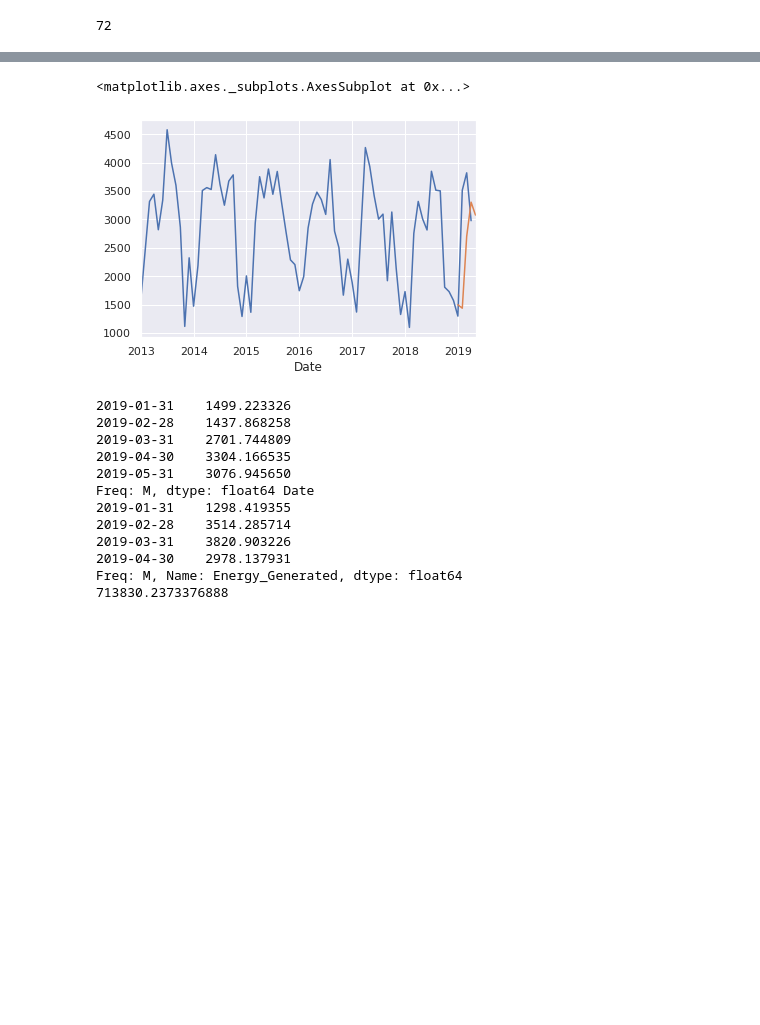
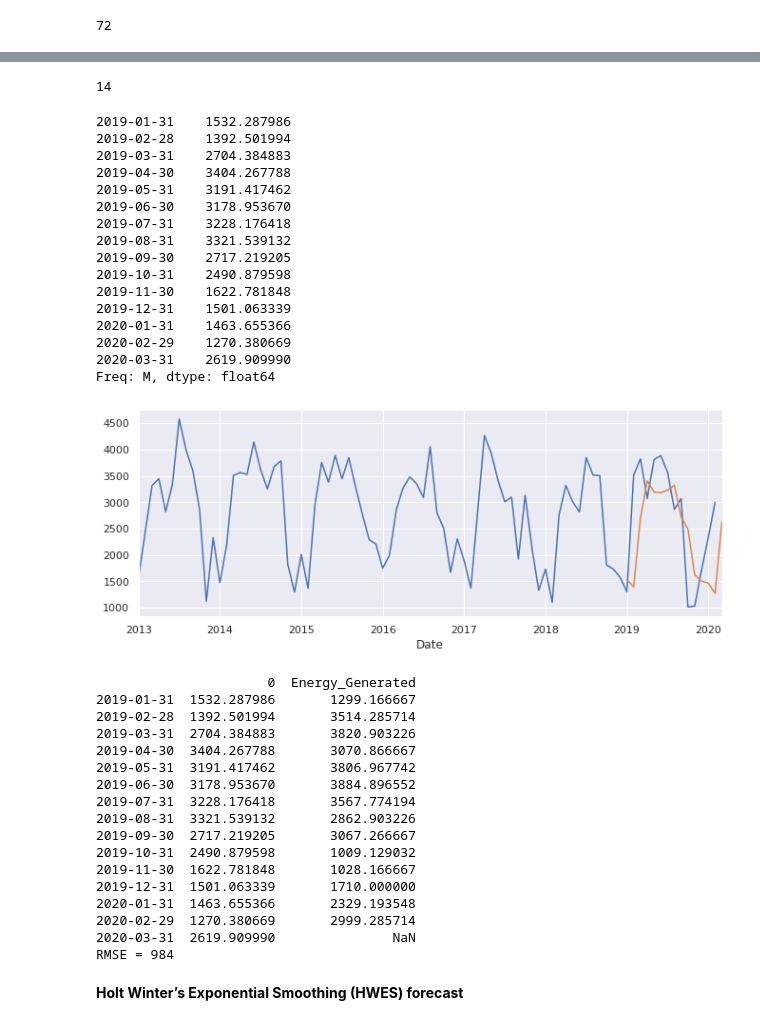
Before and after one commit to pixel-ports/PV_prod_predic, a Jupyter notebook: SAISO_ANALYSE/prediction-aggreprod.ipynb, the cells around one changed output, grey strips where cells are left out. Drawn from its saved outputs; the diff is of its cells as text; code cells hidden in the pictures; blank space fills up the shorter version.

```diff
--- a/SAISO_ANALYSE/prediction-aggreprod.ipynb
+++ b/SAISO_ANALYSE/prediction-aggreprod.ipynb
@@ -28,0 +40,8 @@ test_data =data[data.index > '2018-12-31']
+# %%
+thresh_date = '2018-12-31' #'2019-02-07', '2019-08-31'
+train_data = data[data.index < thresh_date]
+test_data = data[data.index > thresh_date]
+display(train_data.head(2))
+display(test_data.head(2))
+
+print("Train size %d, test size %d" % (len(train_data), len(test_data)))
@@ -55,0 +87,3 @@ Freq: M, Name: Energy_Generated, Length: 72, dtype: float64
+# %%
+M_train_size = len(monthly_data_mean)
+print(M_train_size)
@@ -206,6 +258,5 @@ monthly_data_mean.count()
 # %%
-#SARIMA
-mod = sm.tsa.statespace.SARIMAX(monthly_data_mean, trend='n', order=(0,1,0), seasonal_order=(1,1,1,12))
+mod = sm.tsa.statespace.SARIMAX(monthly_data_mean, trend='n', order=(0,1,1), seasonal_order=(1,1,1,12))
 results = mod.fit()
 print(results.summary())
 # %% [output]
@@ -229,27 +296,59 @@ Warnings:
 # %%
 test_monthly_data_mean = test_data.Energy_Generated.resample('M').mean()
+M_test_size = len(test_monthly_data_mean)
+print(M_test_size)
+# %% [output]
+14
 # %%
-forecast_values = results.predict(start = 72, end=76, dynamic= True)
+end   = M_test_size + M_train_size
+start = M_train_size
+forecast_values = results.predict(start=start, end=end, dynamic=True)
 all_monthly_data_mean.plot()
 forecast_values.plot()
+
+print(forecast_values)
 # %% [output]
-<matplotlib.axes._subplots.AxesSubplot at 0x...>
+2019-01-31    1532.287986
+2019-02-28    1392.501994
+2019-03-31    2704.384883
+2019-04-30    3404.267788
+2019-05-31    3191.417462
+2019-06-30    3178.953670
+2019-07-31    3228.176418
+2019-08-31    3321.539132
+2019-09-30    2717.219205
+2019-10-31    2490.879598
+2019-11-30    1622.781848
+2019-12-31    1501.063339
+2020-01-31    1463.655366
+2020-02-29    1270.380669
+2020-03-31    2619.909990
+Freq: M, dtype: float64
-[figure, old version]
+[figure, new version]
 # %%
 from sklearn.metrics import mean_squared_error
-print(forecast_values,test_monthly_data_mean)
-print(mean_squared_error(test_monthly_data_mean.values, forecast_values.values[:4])**1/2)
+
+print(pd.concat([forecast_values, test_monthly_data_mean], axis=1, sort=False))
+rmse = mean_squared_error(test_monthly_data_mean.values, forecast_values.values[:M_test_size],squared=False) #**1/2 was evaluated as *0.5 and not pow(0.5)
+print("RMSE = %d" % rmse)
 # %% [output]
-2019-01-31    1499.223326
-2019-02-28    1437.868258
-2019-03-31    2701.744809
-2019-04-30    3304.166535
-2019-05-31    3076.945650
-Freq: M, dtype: float64 Date
-2019-01-31    1298.419355
-2019-02-28    3514.285714
-2019-03-31    3820.903226
-2019-04-30    2978.137931
-Freq: M, Name: Energy_Generated, dtype: float64
-713830.2373376888
+                      0  Energy_Generated
+2019-01-31  1532.287986       1299.166667
+2019-02-28  1392.501994       3514.285714
+2019-03-31  2704.384883       3820.903226
+2019-04-30  3404.267788       3070.866667
+2019-05-31  3191.417462       3806.967742
+2019-06-30  3178.953670       3884.896552
+2019-07-31  3228.176418       3567.774194
+2019-08-31  3321.539132       2862.903226
+2019-09-30  2717.219205       3067.266667
+2019-10-31  2490.879598       1009.129032
+2019-11-30  1622.781848       1028.166667
+2019-12-31  1501.063339       1710.000000
+2020-01-31  1463.655366       2329.193548
+2020-02-29  1270.380669       2999.285714
+2020-03-31  2619.909990               NaN
+RMSE = 984
+# %% [markdown]
+**Holt Winter’s Exponential Smoothing (HWES) forecast**
 # %%
```
Also changed, not shown: parts of 39 cells of this notebook.
